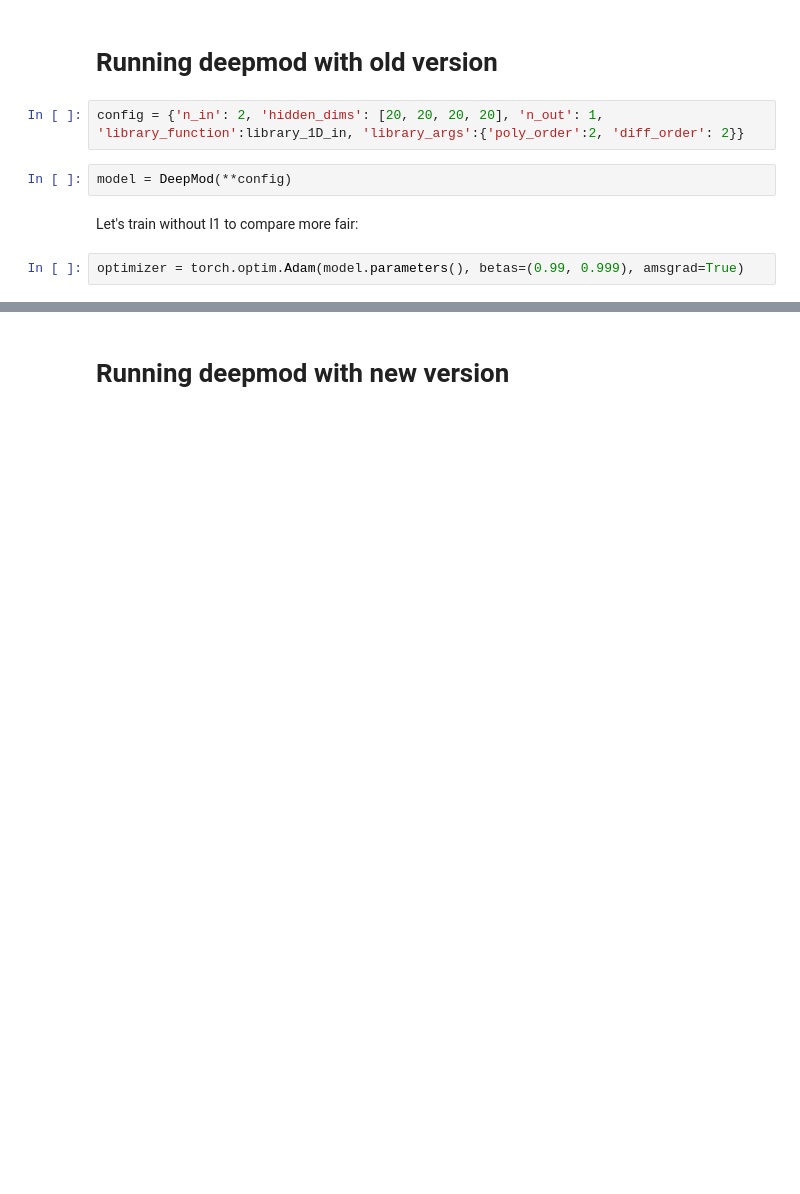
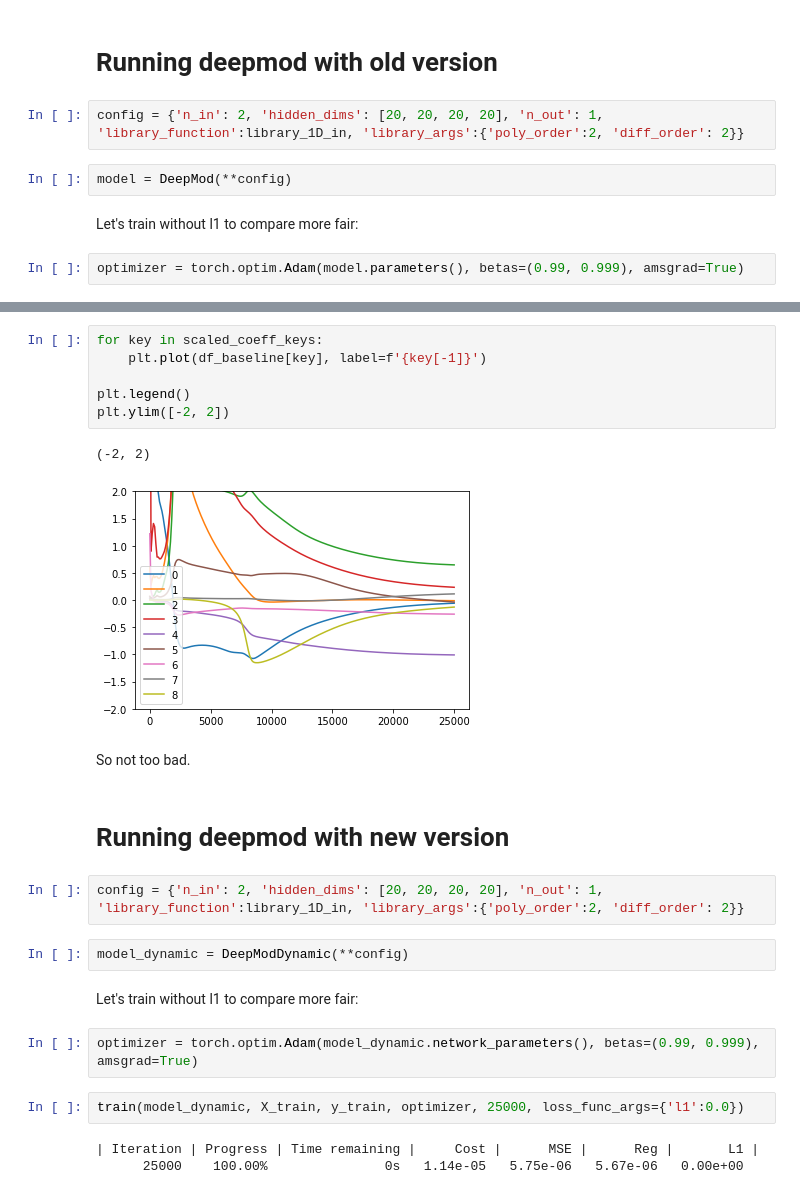
Before and after one commit to GJBoth/DeePyMoD_SBL, a Jupyter notebook: experiments/dynamic_sparsity/Baseline.ipynb, the cells around one changed output, grey strips where cells are left out. Saved outputs shown, nothing was run; the diff lists cells and outputs as text; blank space fills up the shorter version.

```diff
--- a/experiments/dynamic_sparsity/Baseline.ipynb
+++ b/experiments/dynamic_sparsity/Baseline.ipynb
@@ -56,2 +125,26 @@ train(model, X_train, y_train, optimizer, 10000, loss_func_args={'l1':0.0})
+# %%
+for key in scaled_coeff_keys:
+    plt.plot(df_baseline[key], label=f'{key[-1]}')
+
+plt.legend()
+plt.ylim([-2, 2])
+# %% [output]
+(-2, 2)
+[figure, added]
+# %% [markdown]
+So not too bad.
 # %% [markdown]
 # Running deepmod with new version
+# %%
+config = {'n_in': 2, 'hidden_dims': [20, 20, 20, 20], 'n_out': 1, 'library_function':library_1D_in, 'library_args':{'poly_order':2, 'diff_order': 2}}
+# %%
+model_dynamic = DeepModDynamic(**config)
+# %% [markdown]
+Let's train without l1 to compare more fair:
+# %%
+optimizer = torch.optim.Adam(model_dynamic.network_parameters(), betas=(0.99, 0.999), amsgrad=True)
+# %%
+train(model_dynamic, X_train, y_train, optimizer, 25000, loss_func_args={'l1':0.0})
+# %% [output]
+| Iteration | Progress | Time remaining |     Cost |      MSE |      Reg |       L1 |
+      25000    100.00%               0s   1.14e-05   5.75e-06   5.67e-06   0.00e+00
```
Also changed, not shown: parts of 59 cells of this notebook, 37 other files.
